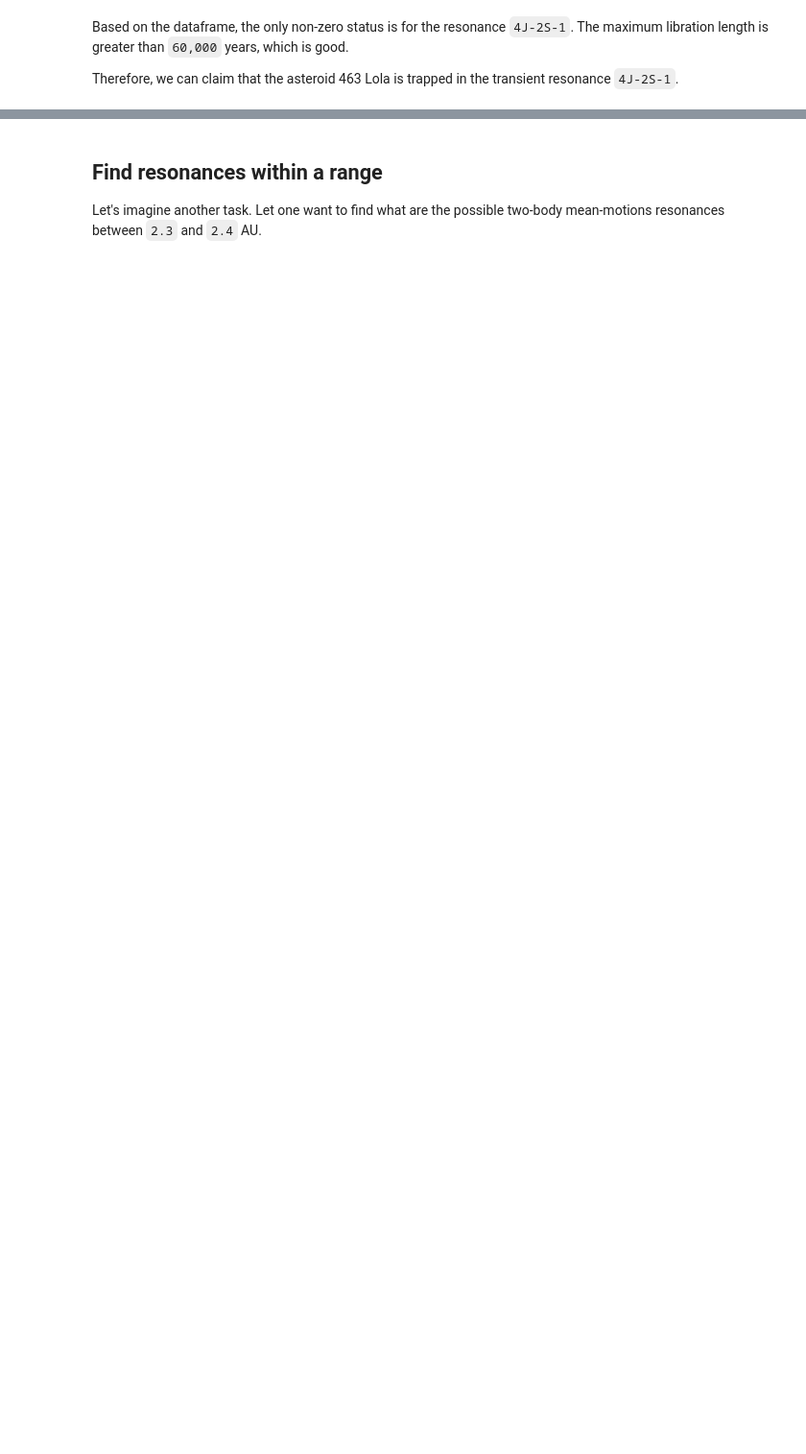
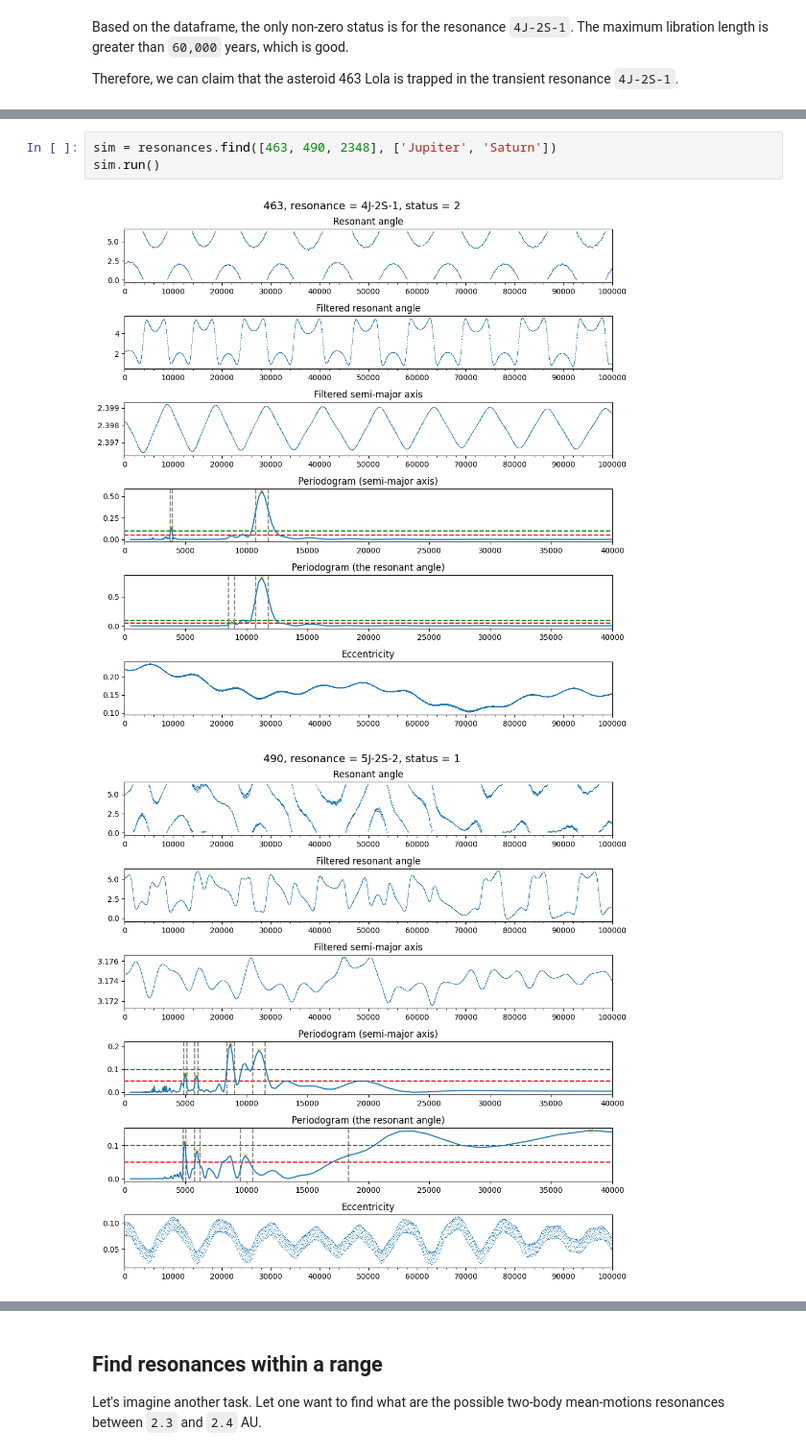
Before and after one commit to smirik/resonances, a Jupyter notebook: docs/examples.ipynb, the cells around one changed output, grey strips where cells are left out. Shown: that part at 96% size. Cells and saved outputs as stored; diff of their text form; blank space fills up the shorter version.

```diff
--- a/docs/examples.ipynb
+++ b/docs/examples.ipynb
@@ -88,0 +51,6 @@ Therefore, we can claim that the asteroid 463 Lola is trapped in the transient r
+# %%
+sim = resonances.find([463, 490, 2348], ['Jupiter', 'Saturn'])
+sim.run()
+# %% [output]
+[figure, added]
+[figure, added]
```
Also changed, not shown: parts of 28 cells of this notebook, 20 other files.
